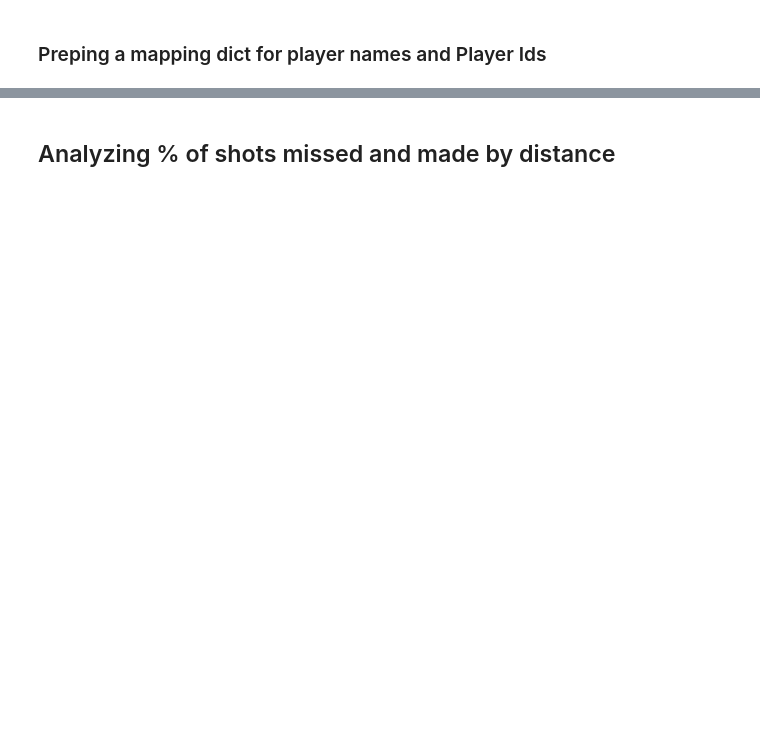
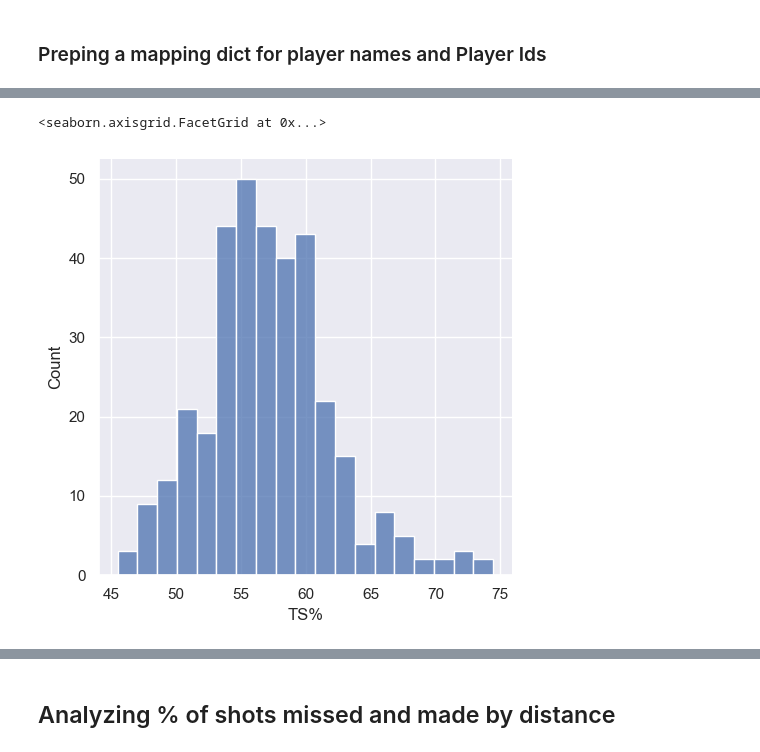
Before and after one commit to zachmort/nba_PBP_analysis, a Jupyter notebook: Season_pbp_20-21.ipynb, the cells around one changed output, grey strips where cells are left out. Saved outputs shown, nothing was run; the diff lists cells and outputs as text; code cells hidden in the pictures; blank space fills up the shorter version.

```diff
--- a/Season_pbp_20-21.ipynb
+++ b/Season_pbp_20-21.ipynb
@@ -181,3 +173,3 @@ players_with_20more_games = player_games_played[player_games_played.gameid >= 20
 # %%
-df_players_removed: pd.DataFrame = final_df_copy.query('personId in @players_with_20more_games')
+df_players_removed: pd.DataFrame = final_df_copy.query('personId in @joined_player_id_list')
 # %% [markdown]
@@ -185,6 +178,40 @@ df_players_removed: pd.DataFrame = final_df_copy.query('personId in @players_wit
 # %%
 # creating a date column
 df_players_removed['dateGameStarted'] = pd.to_datetime(df_players_removed.timeActual).dt.date
+
+# Need to use columns:  Period and Clock to determine what time in the game it is (Clock counts down per period)
+# period_to_total_time
+
+# create a fucntion and use map to apply it to the new column
+
+def period_to_time_conversion(value) -> int:
+
+    if value == 1:
+        return 0
+    elif value == 2:
+        return 12
+    elif value == 3:
+        return 24
+    else:
+        return 36
+
+df_players_removed['period_to_time'] = df_players_removed['period'].map(period_to_time_conversion)
+
+def time_conversion(unparsed_timearray):
+    x = datetime(year =1900, month=1, day=1, hour=0, minute=12, second=0)
+    values_array = unparsed_timearray[0:7]
+    time_passed_total = x - pd.to_datetime(values_array, format='PT%MM%S')
+    return time_passed_total
+
+df_players_removed['time_passed_in_seconds'] = df_players_removed['clock'].map(time_conversion)
+
+# Creating a function to create new column with total time passed in game
+def total_time_passed(period_finished_minutes, minutes_passed_within_period):
+    period_minutes = pd.to_datetime(period_finished_minutes, format='%M')
+    minutes_within_period = minutes_passed_within_period
+    return period_minutes + minutes_within_period
+
+df_players_removed['Total_time_passed_in_game'] = list(map(total_time_passed, df_players_removed.period_to_time, df_players_removed.time_passed_in_seconds))
 # %% [output]
 A value is trying to be set on a copy of a slice from a DataFrame.
 Try using .loc[row_indexer,col_indexer] = value instead
@@ -325,0 +368,2 @@ sns.displot(df_groupby, x='TS%')
+# %%
+df_groupby_season = ts_perc_dataframe_creation_whole_season(df_players_removed)
@@ -325,0 +386,5 @@ sns.displot(df_groupby, x='TS%')
+# %%
+sns.displot(df_groupby_season, x='TS%')
+# %% [output]
+<seaborn.axisgrid.FacetGrid at 0x...>
+[figure, added]
```
Also changed, not shown: parts of 39 cells of this notebook.
